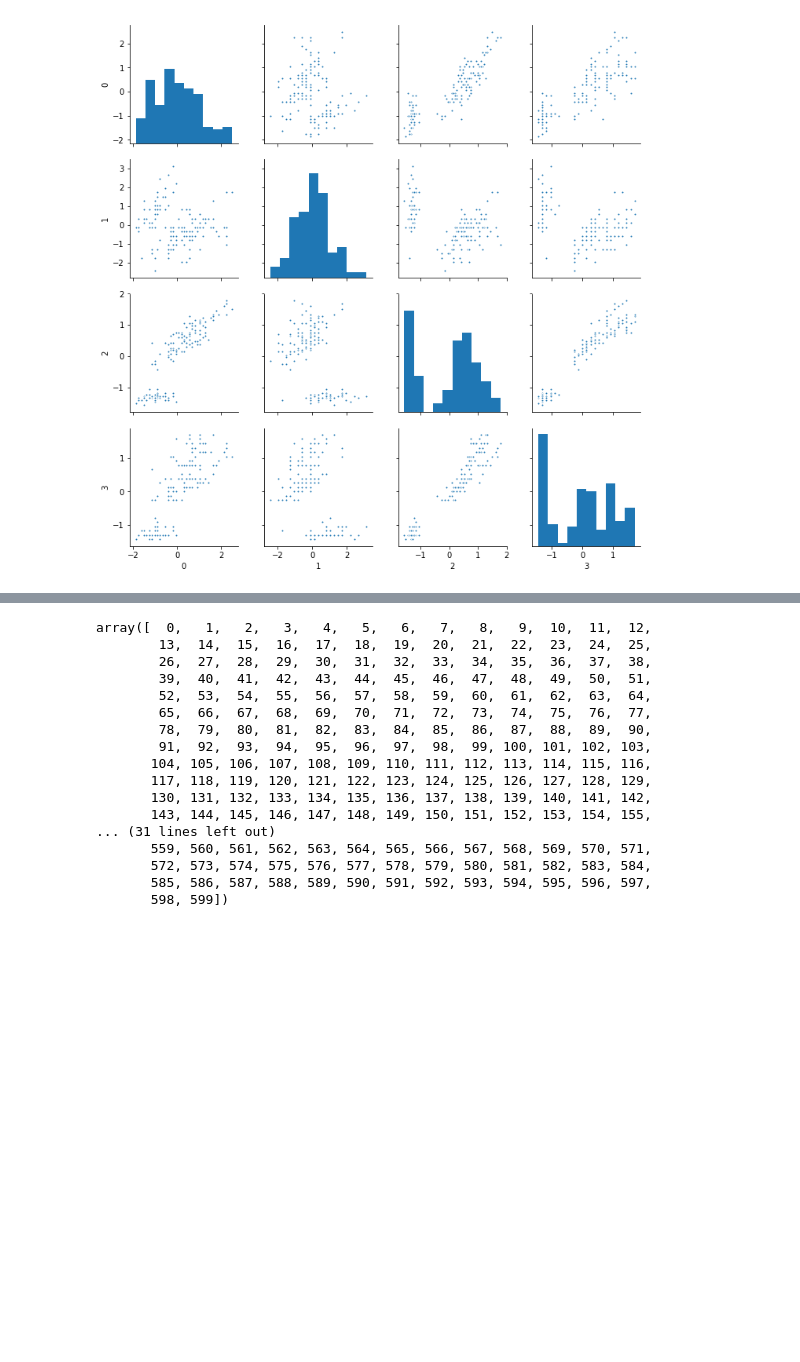
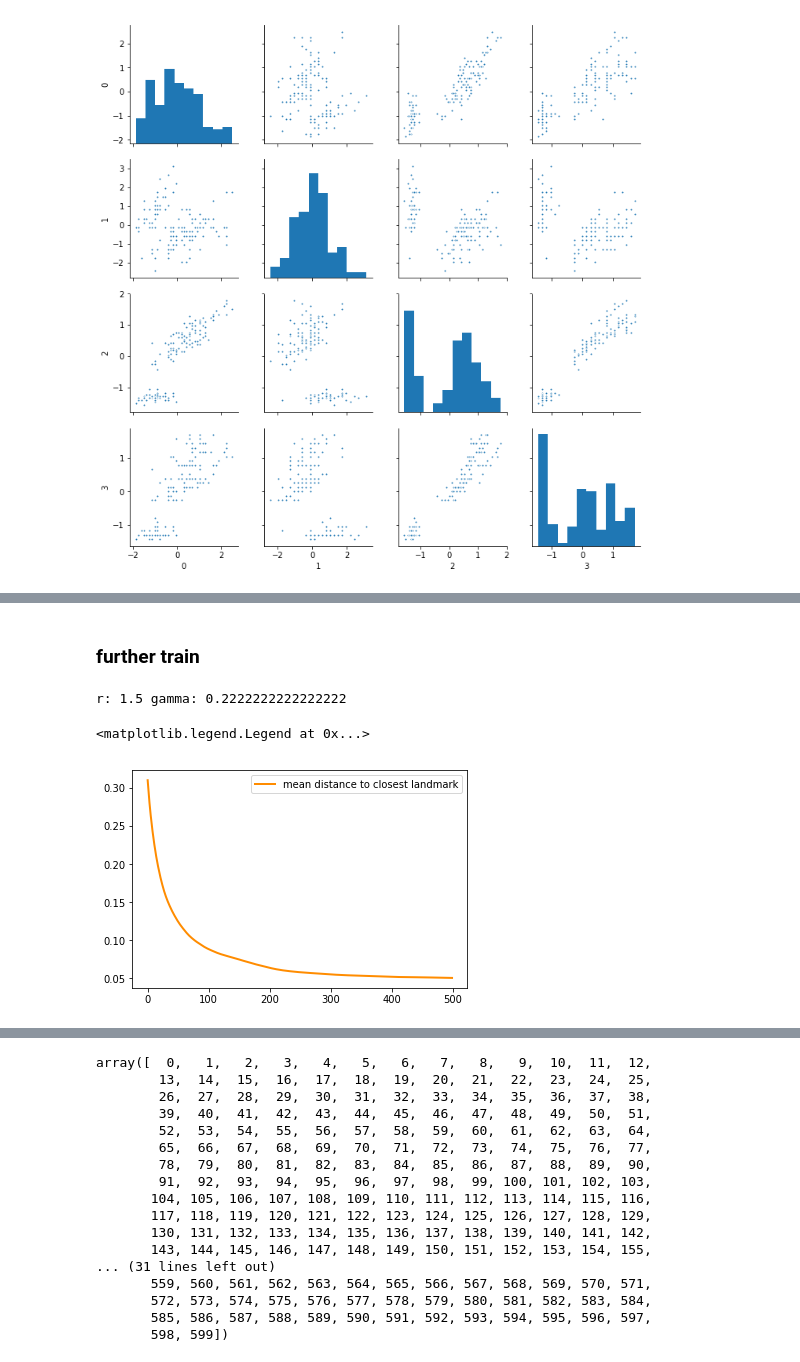
Before and after one commit to darecophoenixx/wordroid.sblo.jp, a Jupyter notebook: demo/som/demo_iris_002.ipynb, the cells around one changed output, grey strips where cells are left out. Drawn from its saved outputs; the diff is of its cells as text; code cells hidden in the pictures; blank space fills up the shorter version.

```diff
--- a/demo/som/demo_iris_002.ipynb
+++ b/demo/som/demo_iris_002.ipynb
@@ -143,0 +183,20 @@ sns.pairplot(df, markers='.')
+# %% [markdown]
+### further train
+# %%
+'''
+r does not change during training, if r set
+'''
+sobj.it = 500
+sobj.r = 1.5
+sobj.verbose = 0
+sobj.fit(X_sc)
+# %% [output]
+r: 1.5 gamma: 0.2222222222222222
+# %%
+lw = 2
+plt.plot(np.arange(len(sobj.meanDist)), sobj.meanDist, label="mean distance to closest landmark",
+         color="darkorange", lw=lw)
+plt.legend(loc="best")
+# %% [output]
+<matplotlib.legend.Legend at 0x...>
+[figure, added]
```
Also changed, not shown: parts of 20 cells of this notebook.
